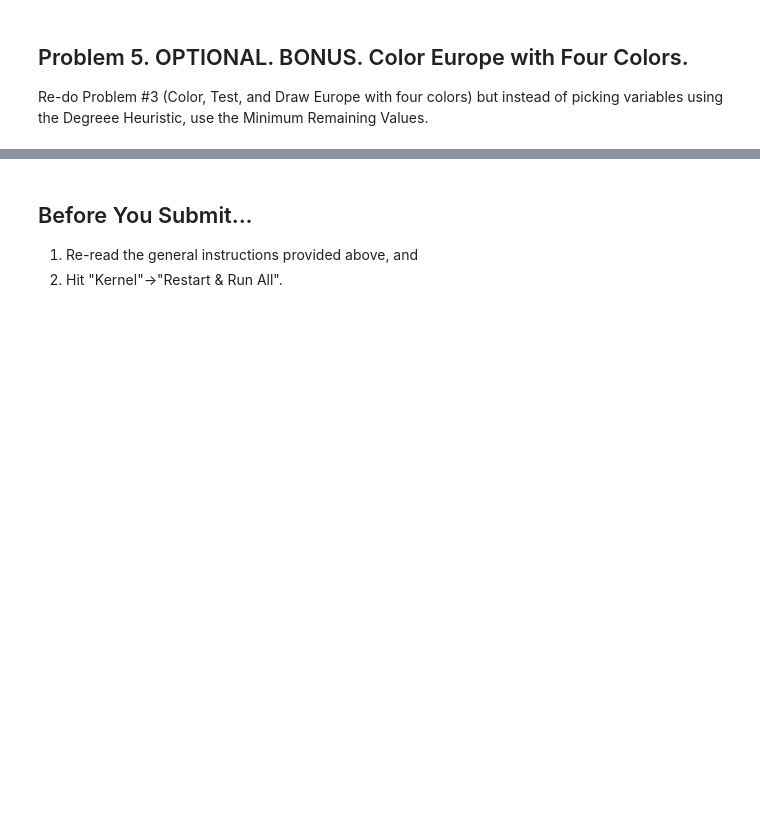
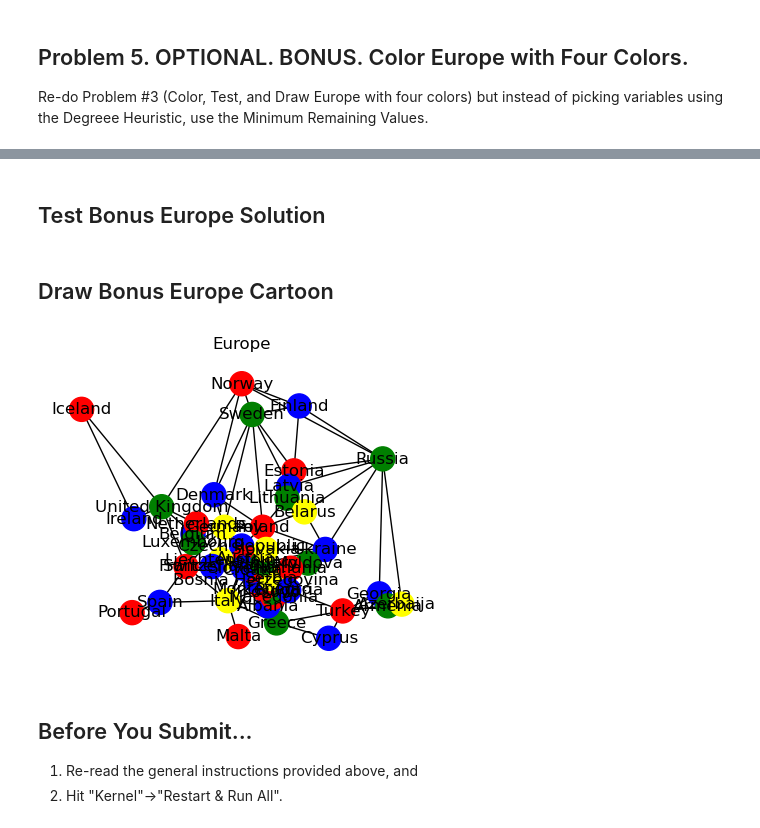
Before and after one commit to marktfaust/Constraint-Satisfaction-Problems, a Jupyter notebook: Faust_Mark_assignment_4.ipynb, the cells around one changed output, grey strips where cells are left out. Drawn from its saved outputs; the diff is of its cells as text; code cells hidden in the pictures; blank space fills up the shorter version.

Commit message:
completed bonus question, using minimum remaining values heuristic to determine order instead. Ready for submission

```diff
--- a/Faust_Mark_assignment_4.ipynb
+++ b/Faust_Mark_assignment_4.ipynb
@@ -736,0 +850,19 @@ Re-do Problem #3 (Color, Test, and Draw Europe with four colors) but instead of
+# %%
+def bonus_color_map(constraint_graph, color_list, trace=False):
+
+    graph_object = Graph(constraint_graph, color_list, trace)
+
+    ordered_nodes = graph_object.minimum_remaining_values_heuristic(trace)
+
+    colored_graph_object = deepcopy(graph_object).bonus_backtrack(deepcopy(ordered_nodes), 0, len(graph_object.get_nodes()), trace)
+
+    if not colored_graph_object == None:
+        if trace: print("Coloring found :)")
+        return [(node.get_name(), node.get_color()) for node in colored_graph_object.get_nodes()]
+
+    if trace: print("Coloring not found :(")
+    return None
+# %%
+bonus_europe_solution = bonus_color_map(europe_graph, ["red", "blue", "green", "yellow"], trace=False)
+# %% [markdown]
+## Test Bonus Europe Solution
@@ -737,3 +872,10 @@ Re-do Problem #3 (Color, Test, and Draw Europe with four colors) but instead of
+# %% [markdown]
+## Draw Bonus Europe Cartoon
+# %%
+if bonus_europe_solution:
+    draw_map("Europe", europe_graph, (5,4), bonus_europe_solution)
+# %% [output]
+[figure, added]
 # %% [markdown]
 ## Before You Submit...
 
```
Also changed, not shown: parts of 9 cells of this notebook.
